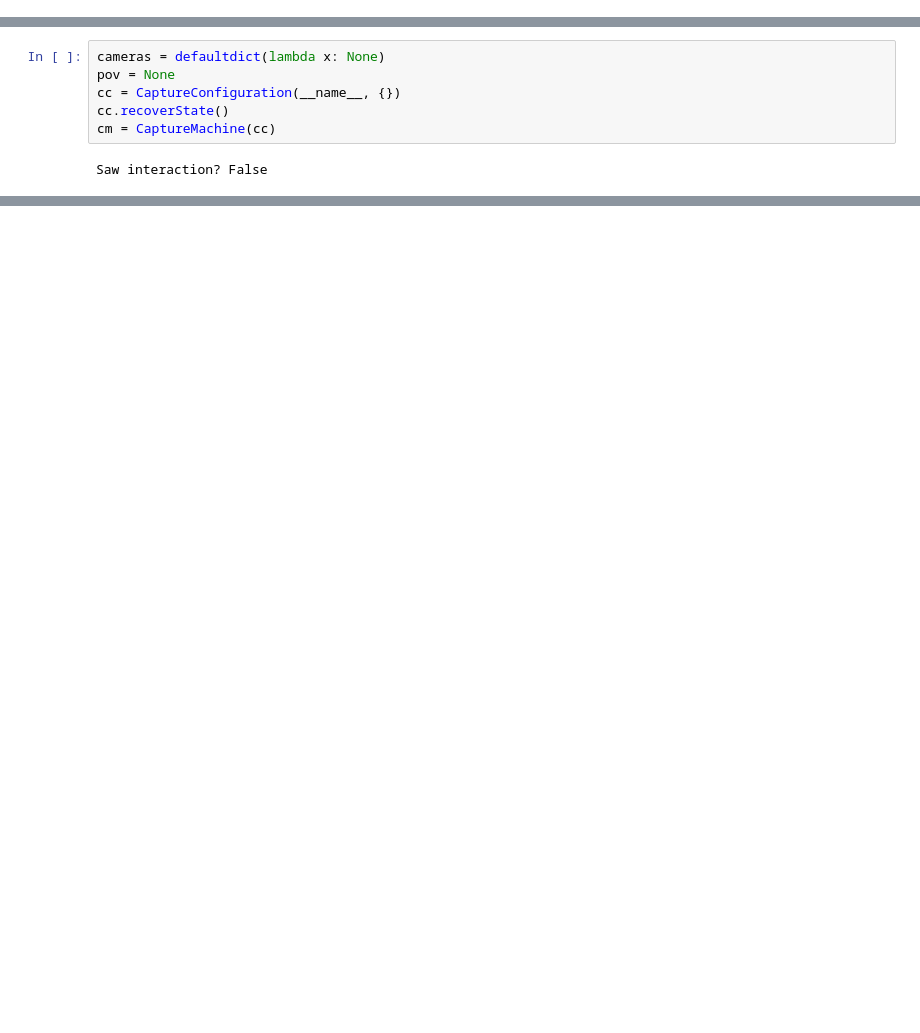
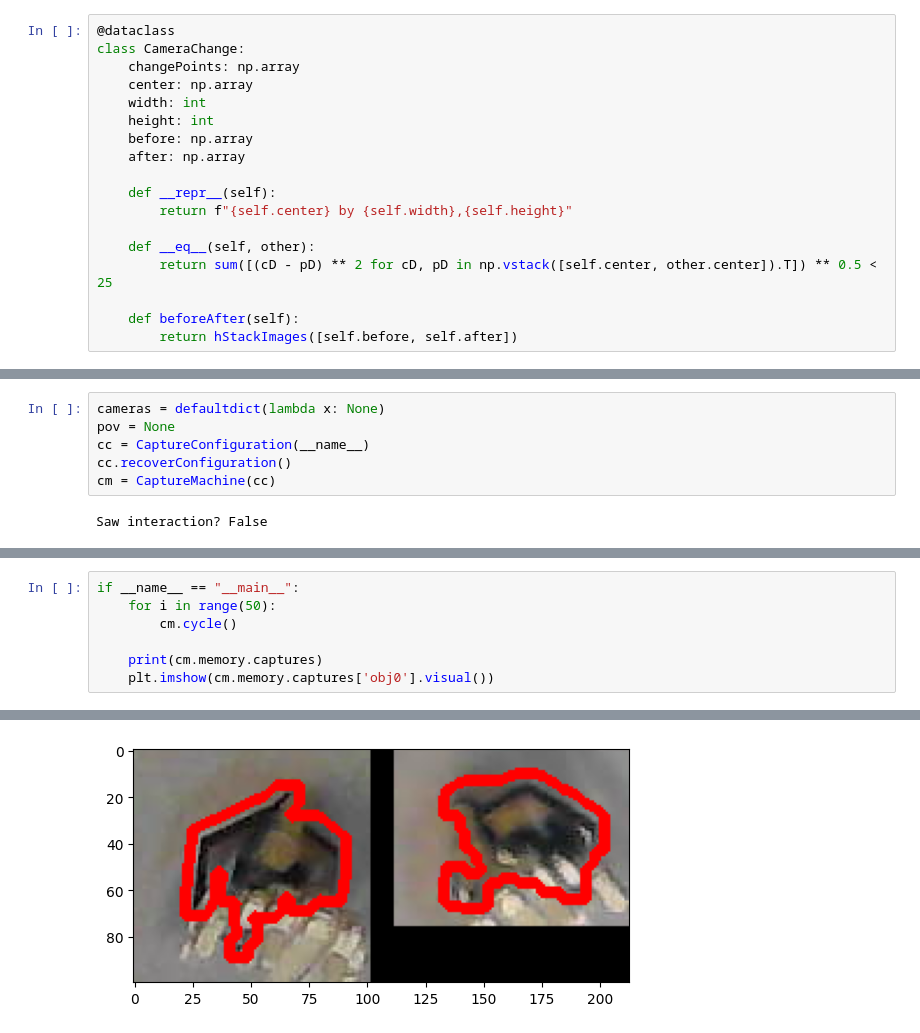
Before and after one commit to MakUrSpace/harmony, a Jupyter notebook: observer/Observer.ipynb, the cells around one changed output, grey strips where cells are left out. Cells and saved outputs as stored; diff of their text form; blank space fills up the shorter version.

```diff
--- a/observer/Observer.ipynb
+++ b/observer/Observer.ipynb
@@ -96,3 +81,21 @@ class CalibrationBox:
+# %%
+@dataclass
+class CameraChange:
+    changePoints: np.array
+    center: np.array
+    width: int
+    height: int
+    before: np.array
+    after: np.array
+
+    def __repr__(self):
+        return f"{self.center} by {self.width},{self.height}"
+
+    def __eq__(self, other):
+        return sum([(cD - pD) ** 2 for cD, pD in np.vstack([self.center, other.center]).T]) ** 0.5 < 25
+
+    def beforeAfter(self):
+        return hStackImages([self.before, self.after])
 # %%
 @dataclass
 class Camera:
@@ -598,8 +621,8 @@ class CaptureMachine:
 # %%
 cameras = defaultdict(lambda x: None)
 pov = None
-cc = CaptureConfiguration(__name__, {})
-cc.recoverState()
+cc = CaptureConfiguration(__name__)
+cc.recoverConfiguration()
 cm = CaptureMachine(cc)
 # %% [output]
 Saw interaction? False
@@ -660,0 +646,8 @@ Cycle complete. Transitioning to idle
+# %%
+if __name__ == "__main__":
+    for i in range(50):
+        cm.cycle()
+
+    print(cm.memory.captures)
+    plt.imshow(cm.memory.captures['obj0'].visual())
+# %% [output]
@@ -660,0 +671 @@ Cycle complete. Transitioning to idle
+[figure, added]
```
Also changed, not shown: parts of 12 cells of this notebook, 4 other files.
